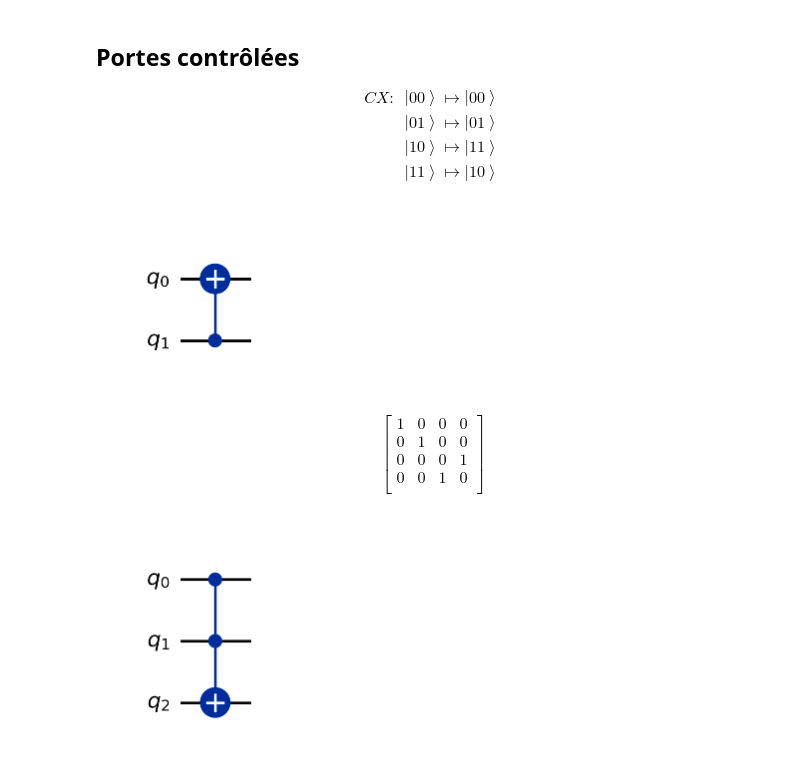
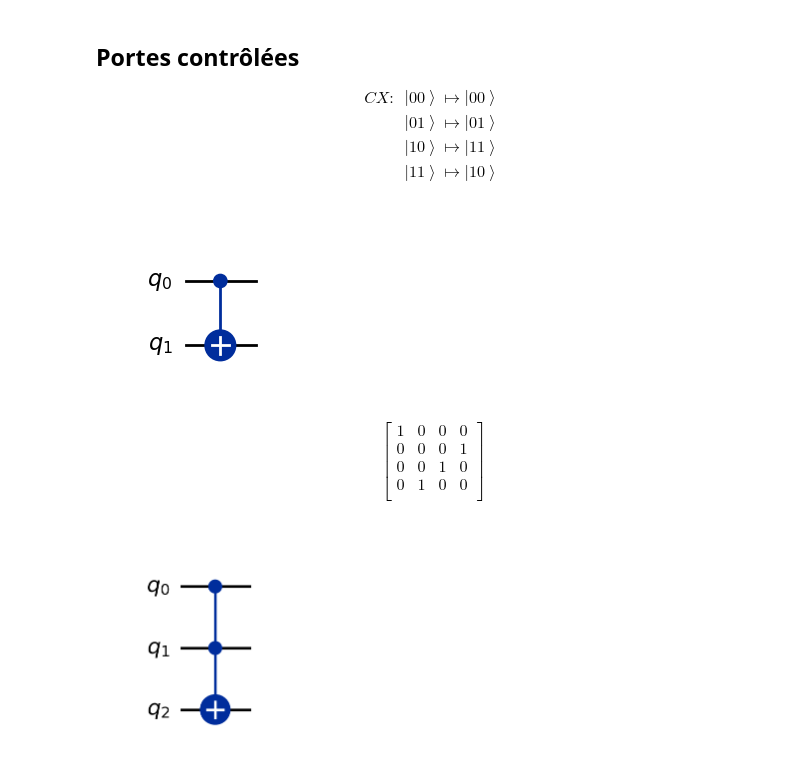
Before and after one commit to nopid/qm2, a Jupyter notebook: notebooks/qprog.ipynb, the cells around one changed output. Saved outputs shown, nothing was run; the diff lists cells and outputs as text; code cells hidden in the pictures.

```diff
--- a/notebooks/qprog.ipynb
+++ b/notebooks/qprog.ipynb
@@ -216,16 +231,16 @@ CX :& \left|00\right> \mapsto \left|00\right> \\
 $$
 # %%
 circuit = QuantumCircuit(2)
-circuit.cx(1,0)
+circuit.cx(0,1)
 show(circuit)
 # %% [output]
-[figure, old version]
+[figure, new version]
 $$
 \begin{bmatrix}
 1 & 0 & 0 & 0  \\
- 0 & 1 & 0 & 0  \\
  0 & 0 & 0 & 1  \\
  0 & 0 & 1 & 0  \\
+ 0 & 1 & 0 & 0  \\
  \end{bmatrix}
 $$
 # %%
```
Also changed, not shown: parts of 9 cells of this notebook, 6 other files.
